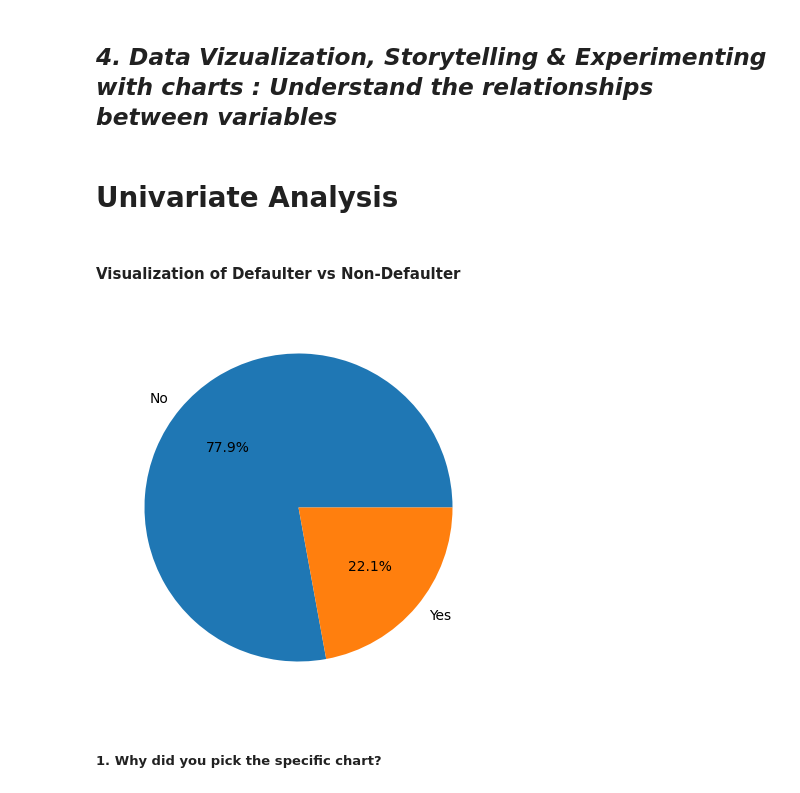
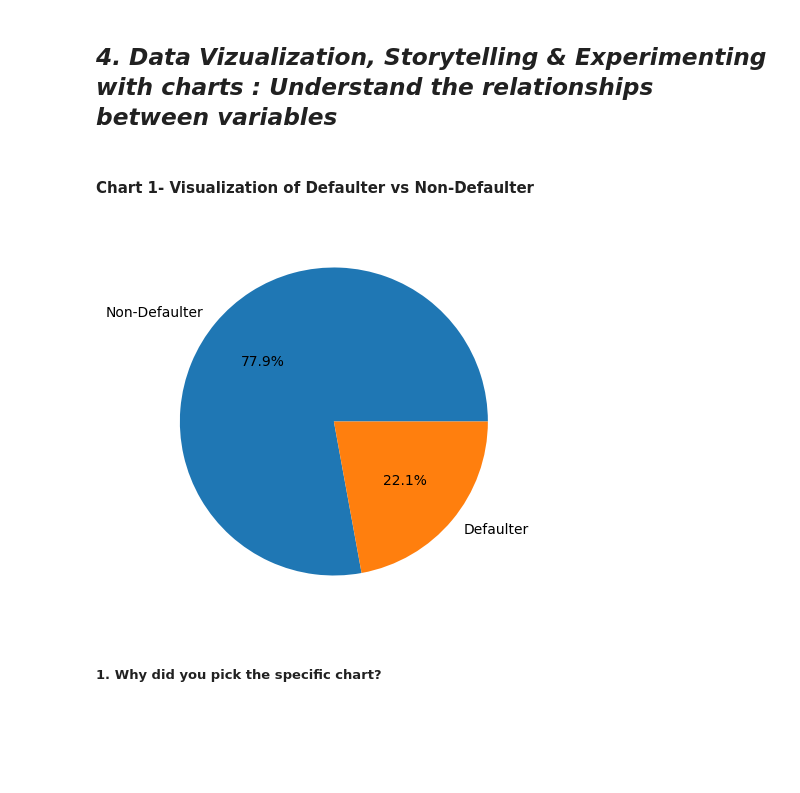
Before and after one commit to sabitendu/Capstone-Project-on-Credit-Card-Default-Predictiion, a Jupyter notebook: credit_card_default_prediction.ipynb, the cells around one changed output. Drawn from its saved outputs; the diff is of its cells as text; code cells hidden in the pictures; blank space fills up the shorter version.

```diff
--- a/credit_card_default_prediction.ipynb
+++ b/credit_card_default_prediction.ipynb
@@ -379,17 +379,15 @@ We can rename dependent variables and feature names to improve understanding of
 * **Status of marriage** (1 = married, 2 = single, 3 = other)
 # %% [markdown]
 ## ***4. Data Vizualization, Storytelling & Experimenting with charts : Understand the relationships between variables***
-# %% [markdown]
-# **Univariate Analysis**
 # %% [markdown]
-####  **Visualization of Defaulter vs Non-Defaulter**
+#### **Chart 1-** **Visualization of Defaulter vs Non-Defaulter**
 # %%
 # Visualization of IsDefaulter using pie chart
 plt.figure(figsize=(10,5))
-plt.pie(x=df_credit['IsDefaulter'].value_counts(),labels=df_credit['IsDefaulter'].value_counts().index,autopct='%1.1f%%')
+plt.pie(x=df_credit['IsDefaulter'].value_counts(),labels=['Non-Defaulter','Defaulter'],autopct='%1.1f%%')
 plt.show()
 # %% [output]
-[figure, old version]
+[figure, new version]
 # %% [markdown]
 ##### 1. Why did you pick the specific chart?
 # %% [markdown]
```
Also changed, not shown: parts of 89 cells of this notebook.
